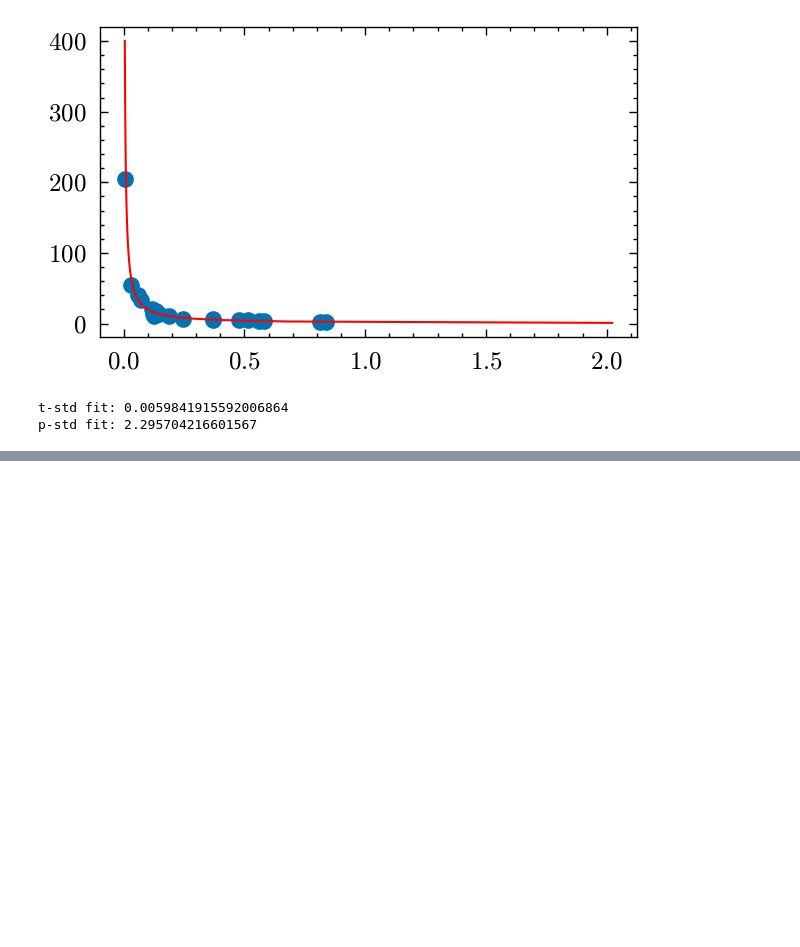
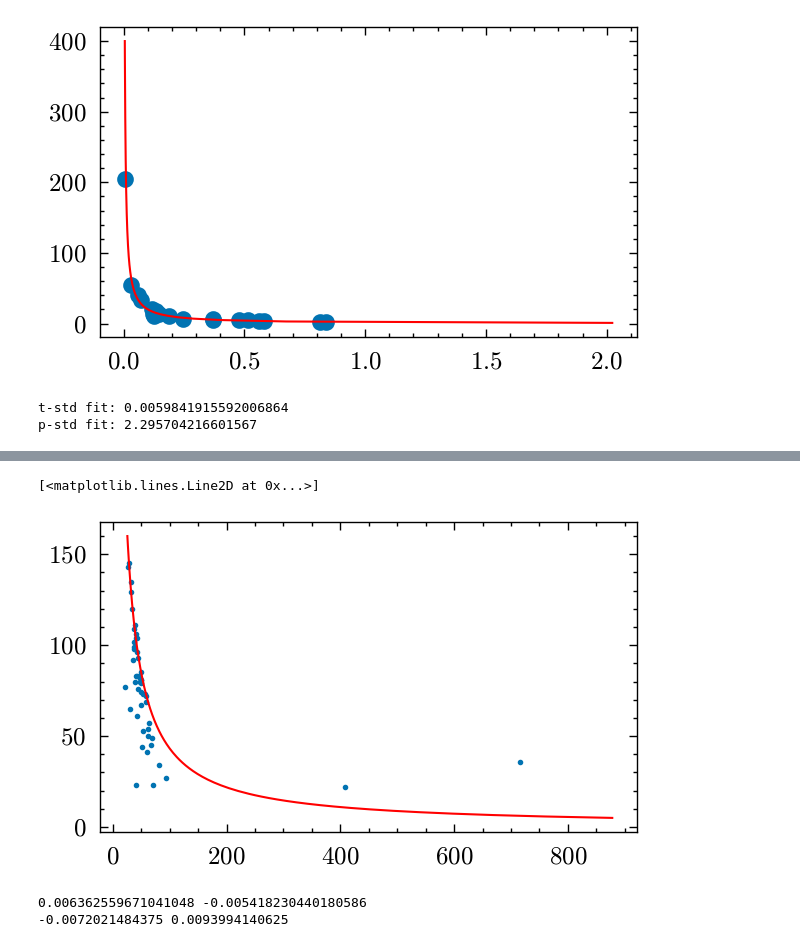
Before and after one commit to icg-gravwaves/Phase_Time_Amplitude, a Jupyter notebook: Uncertainty_Modelling/Uncertainities.ipynb, the cells around one changed output, grey strips where cells are left out. Cells and saved outputs as stored; diff of their text form; code cells hidden in the pictures; blank space fills up the shorter version.

```diff
--- a/Uncertainty_Modelling/Uncertainities.ipynb
+++ b/Uncertainty_Modelling/Uncertainities.ipynb
@@ -261,0 +342,8 @@ p-std fit: 2.295704216601567
+# %%
+total_mass_range = np.linspace(5, 160, 200)
+bandwidth_model = 4400 / (total_mass_range) -2
+plt.scatter(bandwidth, total_masses, s=1)
+plt.plot(bandwidth_model, total_mass_range, color="red")
+# %% [output]
+[<matplotlib.lines.Line2D at 0x...>]
+[figure, added]
@@ -261,0 +494,11 @@ p-std fit: 2.295704216601567
+# %%
+t_unc = data[ifo0]['ot'][keep] - data[ifo0]['t'][keep]
+all_t = np.concatenate([t for (t,_,_,_) in training_arrays.values()])
+all_snr = np.concatenate([snr for (_,_,_,snr) in training_arrays.values()])
+mask = (all_snr > 5) & (all_snr < 15)
+all_t = all_t[mask]
+print(max(t_unc), min(t_unc))
+print(min(all_t), max(all_t))
+# %% [output]
+0.006362559671041048 -0.005418230440180586
+-0.0072021484375 0.0093994140625
```
Also changed, not shown: parts of 15 cells of this notebook, 1 other file.
